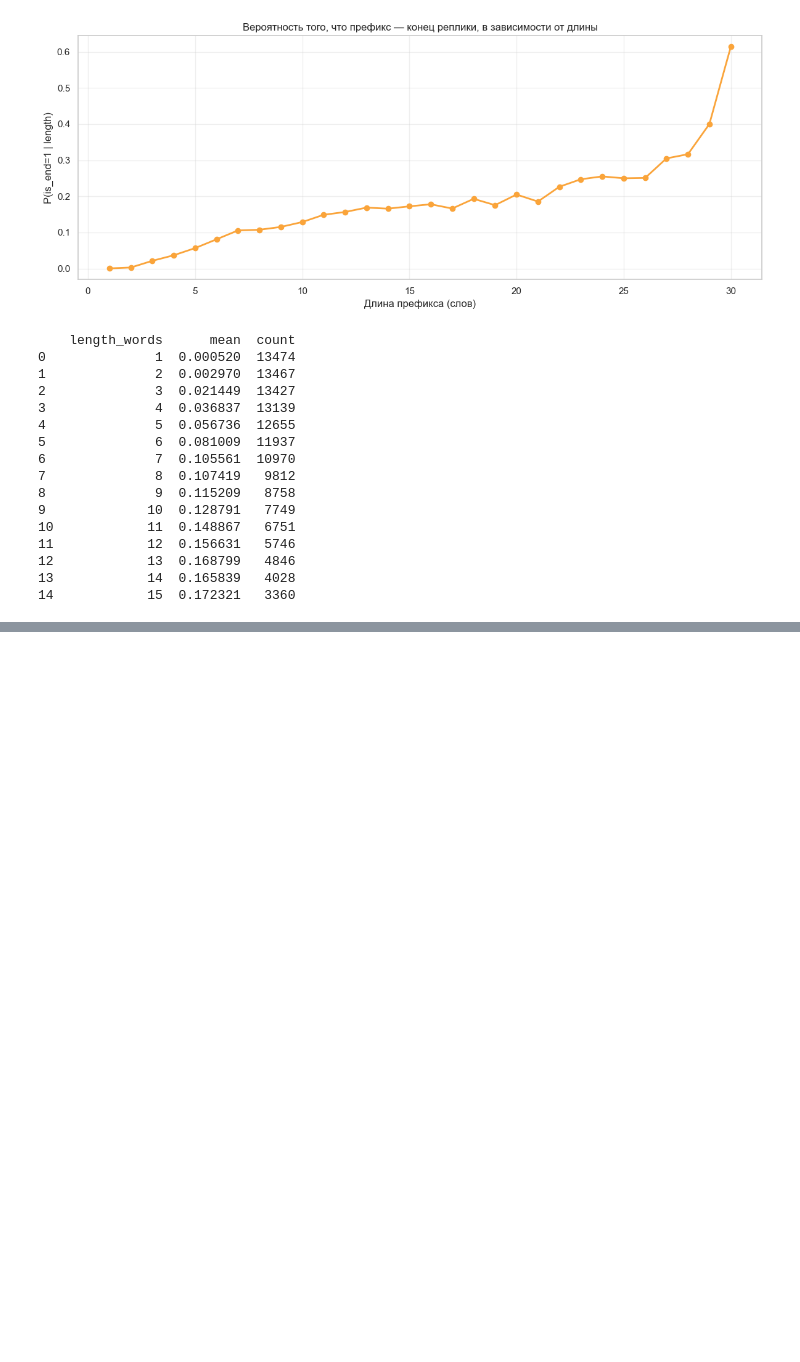
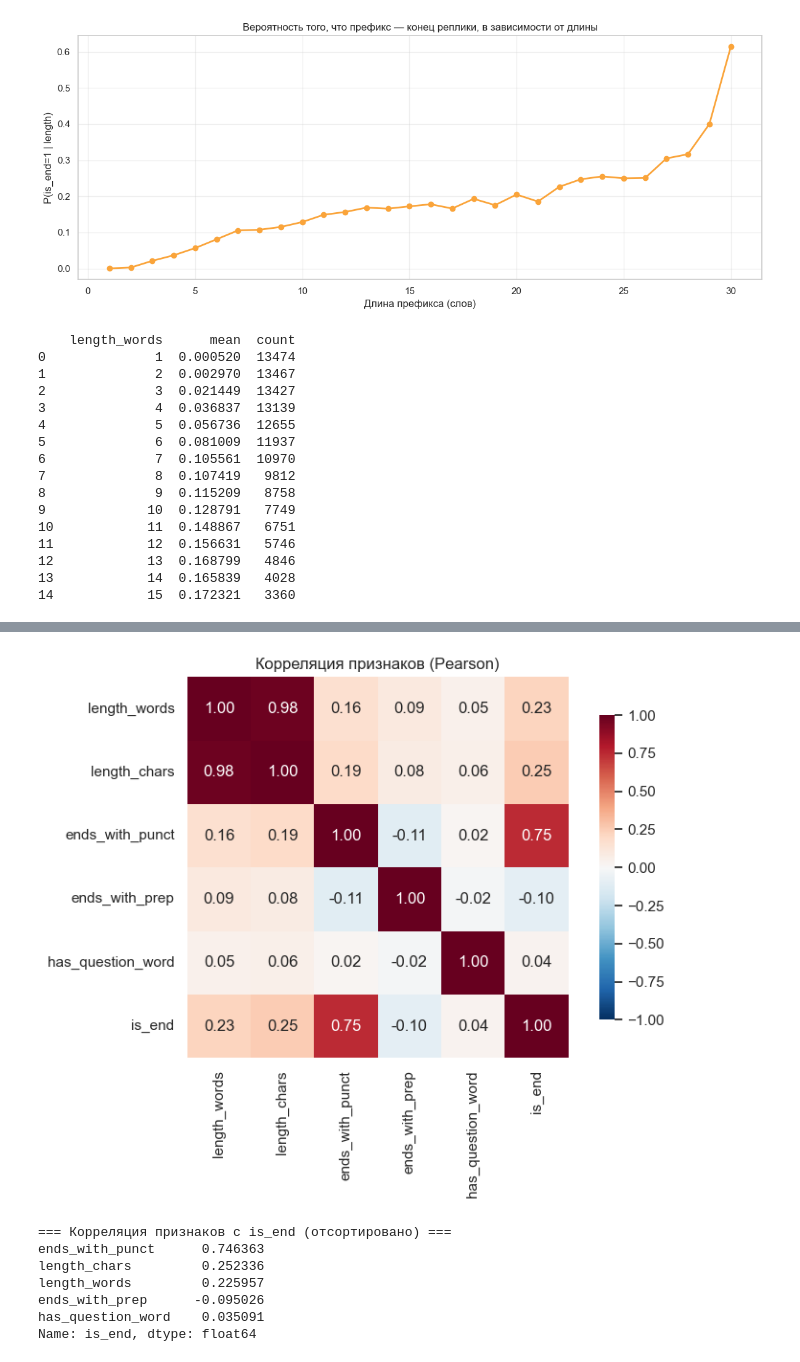
Before and after one commit to bukenov/turn-detector, a Jupyter notebook: notebooks/01_eda.ipynb, the cells around one changed output, grey strips where cells are left out. Cells and saved outputs as stored; diff of their text form; code cells hidden in the pictures; blank space fills up the shorter version.

Commit message:
feat(eda): POS analysis and correlation matrix

```diff
--- a/notebooks/01_eda.ipynb
+++ b/notebooks/01_eda.ipynb
@@ -455,0 +517,35 @@ print(length_vs_end.head(15))
+# %%
+# Выбираем только числовые/бинарные признаки
+numeric_cols = ['length_words', 'length_chars', 'ends_with_punct',
+                'ends_with_prep', 'has_question_word', 'is_end']
+
+corr_matrix = df[numeric_cols].corr()
+
+fig, ax = plt.subplots(figsize=(8, 6))
+sns.heatmap(
+    corr_matrix,
+    annot=True,           # числа в ячейках
+    fmt='.2f',
+    cmap='RdBu_r',
+    center=0,
+    vmin=-1, vmax=1,
+    square=True,
+    cbar_kws={'shrink': 0.8},
+    ax=ax
+)
+ax.set_title('Корреляция признаков (Pearson)')
+plt.tight_layout()
+plt.savefig('../reports/figures/correlation_matrix.png', dpi=150, bbox_inches='tight')
+plt.show()
+
+print("\n=== Корреляция признаков с is_end (отсортировано) ===")
+print(corr_matrix['is_end'].drop('is_end').sort_values(key=abs, ascending=False))
+# %% [output]
+[figure, added]
+=== Корреляция признаков с is_end (отсортировано) ===
+ends_with_punct      0.746363
+length_chars         0.252336
+length_words         0.225957
+ends_with_prep      -0.095026
+has_question_word    0.035091
+Name: is_end, dtype: float64
```
Also changed, not shown: parts of 2 cells of this notebook, 2 other files.
